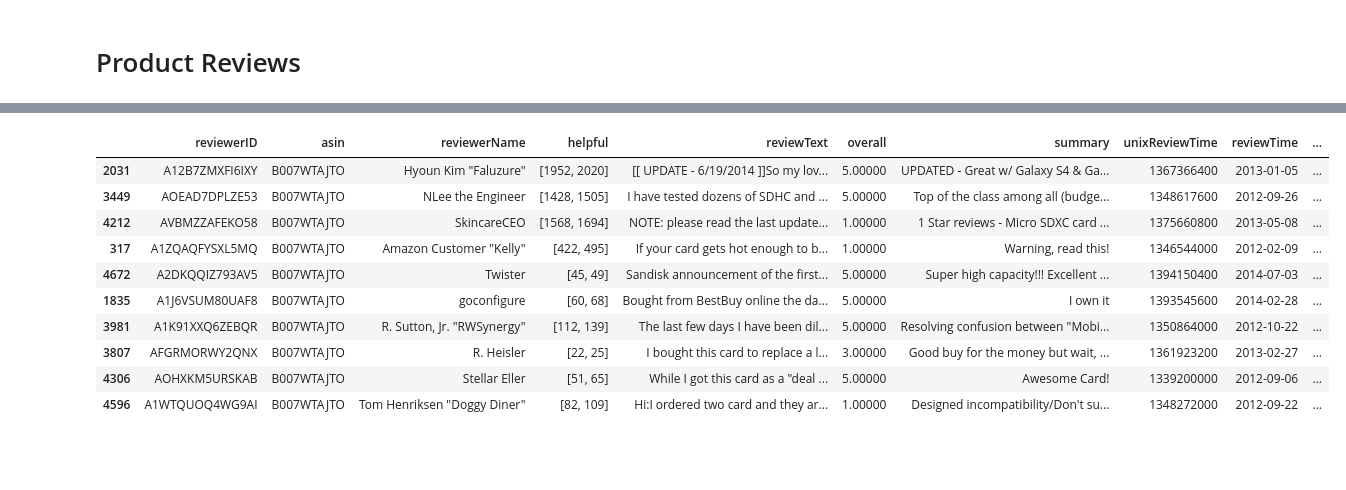
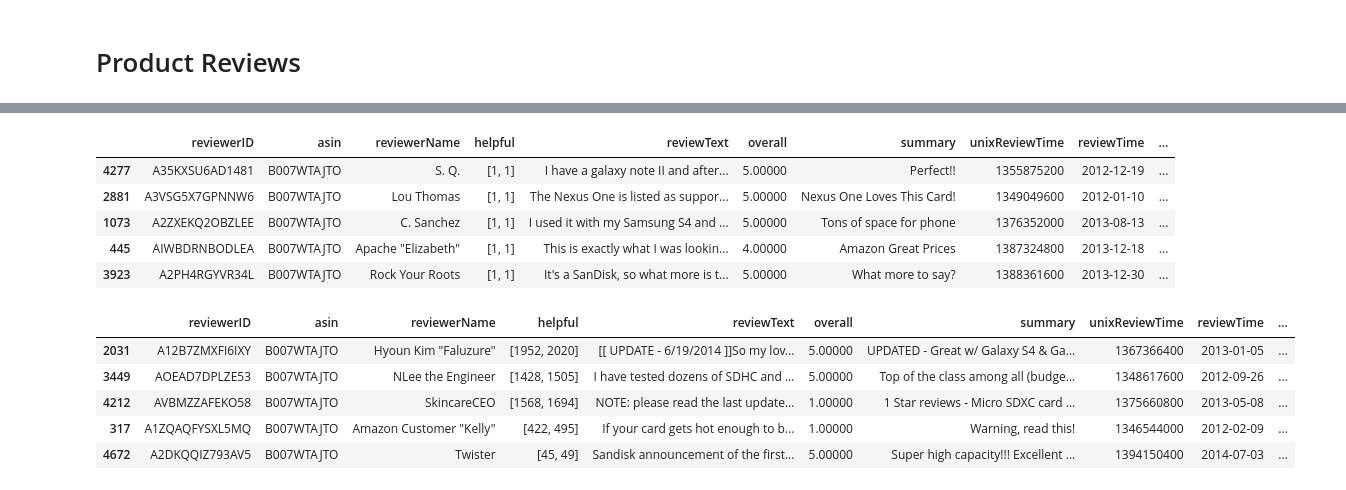
Before and after one commit to Alhndmrl/Rating-Product-Sorting-Reviews-in-Amazon, a Jupyter notebook: rating-product-sorting-reviews-in-amazon.ipynb, the cells around one changed output, grey strips where cells are left out. Cells and saved outputs as stored; diff of their text form; code cells hidden in the pictures; blank space fills up the shorter version.

Commit message:
Kaggle Notebook | Rating Product & Sorting Reviews in Amazon | Version 2

```diff
--- a/rating-product-sorting-reviews-in-amazon.ipynb
+++ b/rating-product-sorting-reviews-in-amazon.ipynb
@@ -231,6 +270,15 @@ def score_average_rating(up, down):
   return up / (up+down)
 
 df["score_average_rating"] = df.apply(lambda x: score_average_rating(x["helpful_yes"],x["helpful_no"]), axis=1 )
+# %%
+df.sort_values(by = "score_average_rating", ascending = False).head()
+# %% [output]
+|  | reviewerID | asin | reviewerName | helpful | reviewText | overall | summary | unixReviewTime | reviewTime | ... |
+| 4277 | A35KXSU6AD1481 | B007WTAJTO | S. Q. | [1, 1] | I have a galaxy note II and after... | 5.00000 | Perfect!! | 1355875200 | 2012-12-19 | ... |
+| 2881 | A3VSG5X7GPNNW6 | B007WTAJTO | Lou Thomas | [1, 1] | The Nexus One is listed as suppor... | 5.00000 | Nexus One Loves This Card! | 1349049600 | 2012-01-10 | ... |
+| 1073 | A2ZXEKQ2OBZLEE | B007WTAJTO | C. Sanchez | [1, 1] | I used it with my Samsung S4 and ... | 5.00000 | Tons of space for phone | 1376352000 | 2013-08-13 | ... |
+| 445 | AIWBDRNBODLEA | B007WTAJTO | Apache "Elizabeth" | [1, 1] | This is exactly what I was lookin... | 4.00000 | Amazon Great Prices | 1387324800 | 2013-12-18 | ... |
+| 3923 | A2PH4RGYVR34L | B007WTAJTO | Rock Your Roots | [1, 1] | It's a SanDisk, so what more is t... | 5.00000 | What more to say? | 1388361600 | 2013-12-30 | ... |
 # %%
 """
      Calculate Wilson Lower Bound Score
@@ -268,16 +316,11 @@ def wilson_lower_bound(up, down, confidence=0.95):
 
 df["wilson_lower_bound"] = df.apply(lambda x: wilson_lower_bound(x["helpful_yes"],x["helpful_no"]), axis=1 )
 # %%
-df.sort_values(by = "wilson_lower_bound", ascending = False).head(10)
+df.sort_values(by = "wilson_lower_bound", ascending = False).head()
 # %% [output]
 |  | reviewerID | asin | reviewerName | helpful | reviewText | overall | summary | unixReviewTime | reviewTime | ... |
 | 2031 | A12B7ZMXFI6IXY | B007WTAJTO | Hyoun Kim "Faluzure" | [1952, 2020] | [[ UPDATE - 6/19/2014 ]]So my lov... | 5.00000 | UPDATED - Great w/ Galaxy S4 & Ga... | 1367366400 | 2013-01-05 | ... |
 | 3449 | AOEAD7DPLZE53 | B007WTAJTO | NLee the Engineer | [1428, 1505] | I have tested dozens of SDHC and ... | 5.00000 | Top of the class among all (budge... | 1348617600 | 2012-09-26 | ... |
 | 4212 | AVBMZZAFEKO58 | B007WTAJTO | SkincareCEO | [1568, 1694] | NOTE: please read the last update... | 1.00000 | 1 Star reviews - Micro SDXC card ... | 1375660800 | 2013-05-08 | ... |
 | 317 | A1ZQAQFYSXL5MQ | B007WTAJTO | Amazon Customer "Kelly" | [422, 495] | If your card gets hot enough to b... | 1.00000 | Warning, read this! | 1346544000 | 2012-02-09 | ... |
 | 4672 | A2DKQQIZ793AV5 | B007WTAJTO | Twister | [45, 49] | Sandisk announcement of the first... | 5.00000 | Super high capacity!!! Excellent ... | 1394150400 | 2014-07-03 | ... |
-| 1835 | A1J6VSUM80UAF8 | B007WTAJTO | goconfigure | [60, 68] | Bought from BestBuy online the da... | 5.00000 | I own it | 1393545600 | 2014-02-28 | ... |
-| 3981 | A1K91XXQ6ZEBQR | B007WTAJTO | R. Sutton, Jr. "RWSynergy" | [112, 139] | The last few days I have been dil... | 5.00000 | Resolving confusion between "Mobi... | 1350864000 | 2012-10-22 | ... |
-| 3807 | AFGRMORWY2QNX | B007WTAJTO | R. Heisler | [22, 25] | I bought this card to replace a l... | 3.00000 | Good buy for the money but wait, ... | 1361923200 | 2013-02-27 | ... |
-| 4306 | AOHXKM5URSKAB | B007WTAJTO | Stellar Eller | [51, 65] | While I got this card as a "deal ... | 5.00000 | Awesome Card! | 1339200000 | 2012-09-06 | ... |
-| 4596 | A1WTQUOQ4WG9AI | B007WTAJTO | Tom Henriksen "Doggy Diner" | [82, 109] | Hi:I ordered two card and they ar... | 1.00000 | Designed incompatibility/Don't su... | 1348272000 | 2012-09-22 | ... |
```
Also changed, not shown: parts of 4 cells of this notebook.
